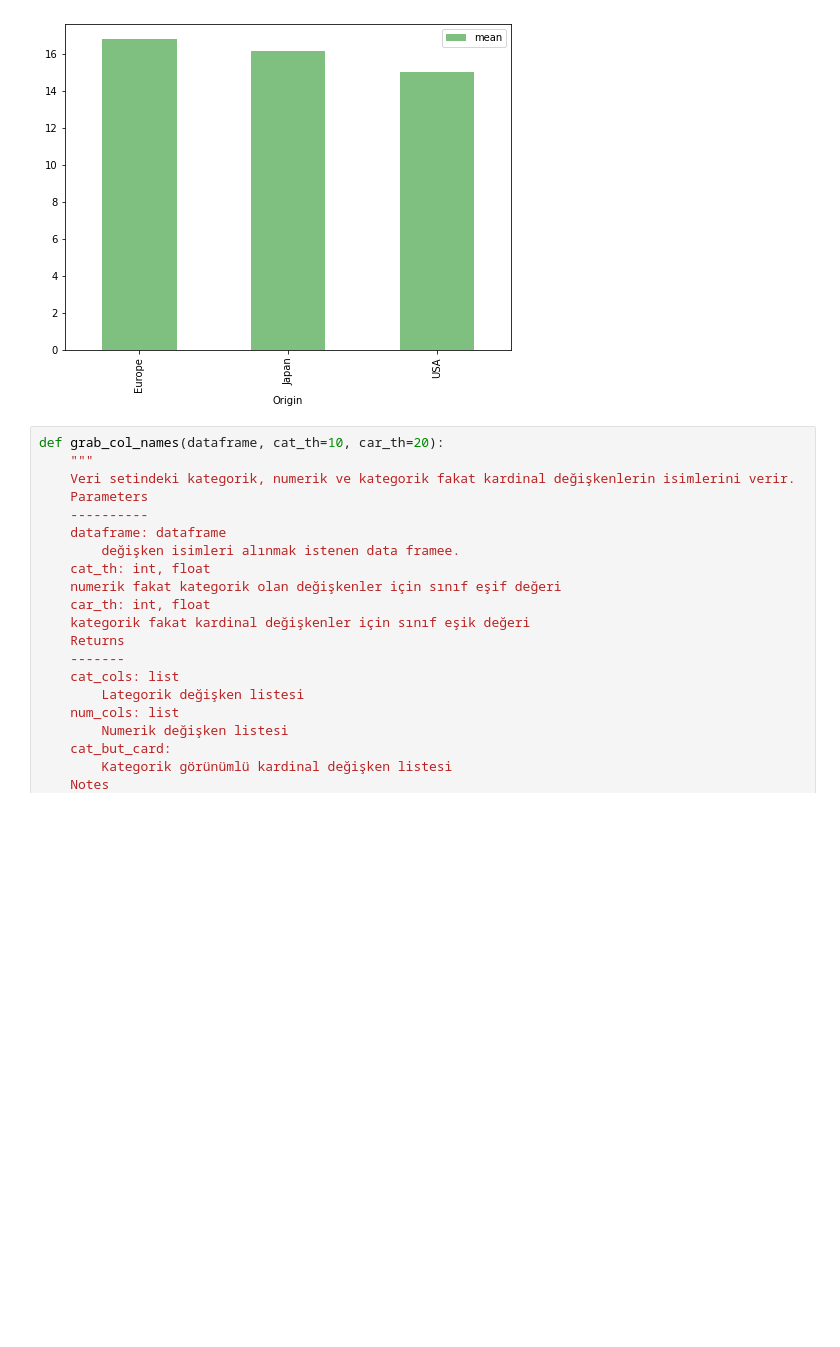
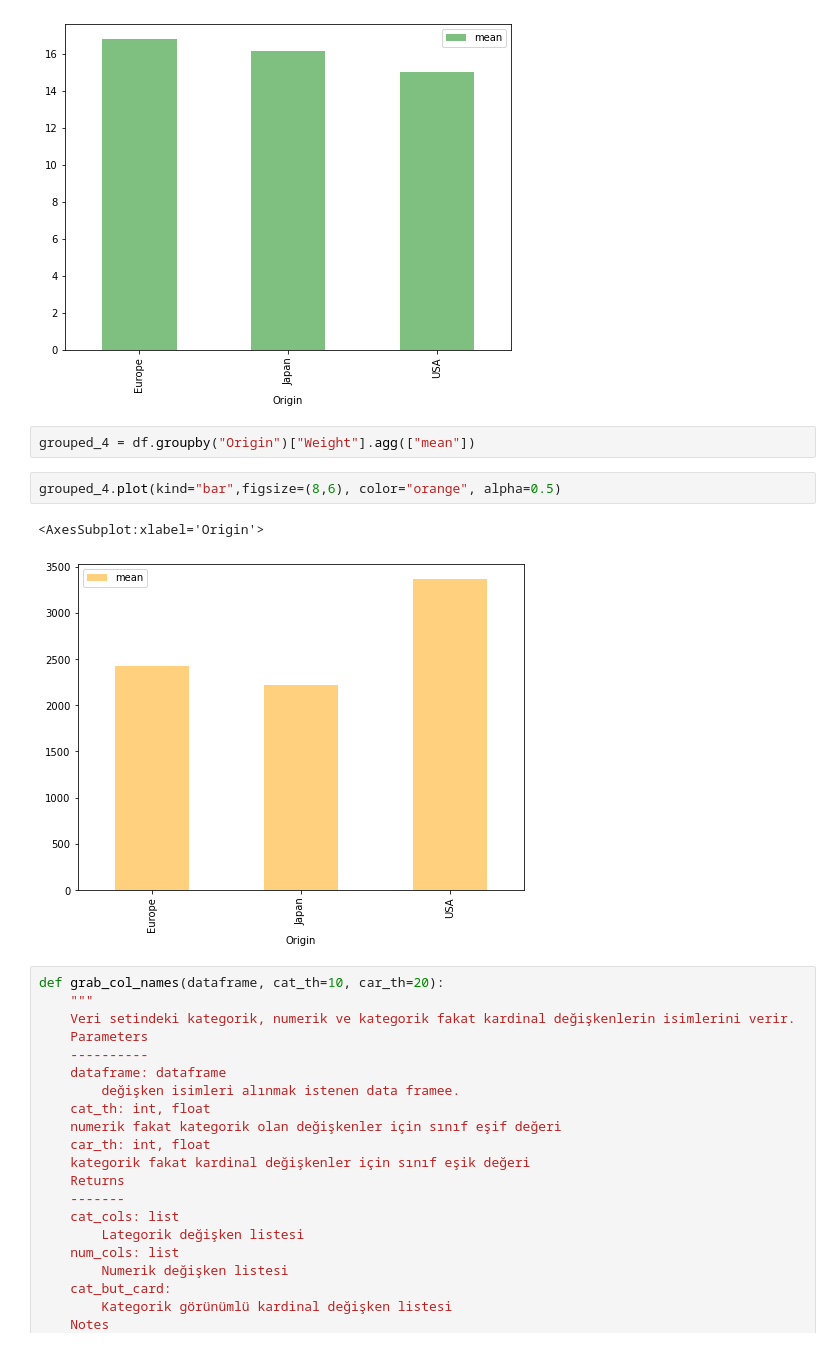
Before and after one commit to sevimonline/AutoMPG, a Jupyter notebook: AutoMPG/autompg_new.ipynb, the cells around one changed output. Cells and saved outputs as stored; diff of their text form; blank space fills up the shorter version.

```diff
--- a/AutoMPG/autompg_new.ipynb
+++ b/AutoMPG/autompg_new.ipynb
@@ -126,6 +126,13 @@ grouped_3.plot(kind='bar', figsize=(8, 6), color='green', alpha=0.5)
 # %% [output]
 <AxesSubplot:xlabel='Origin'>
 [figure]
+# %%
+grouped_4 = df.groupby("Origin")["Weight"].agg(["mean"])
+# %%
+grouped_4.plot(kind="bar",figsize=(8,6), color="orange", alpha=0.5)
+# %% [output]
+<AxesSubplot:xlabel='Origin'>
+[figure, added]
 # %%
 def grab_col_names(dataframe, cat_th=10, car_th=20):
     """
```
Also changed, not shown: parts of 79 cells of this notebook.
